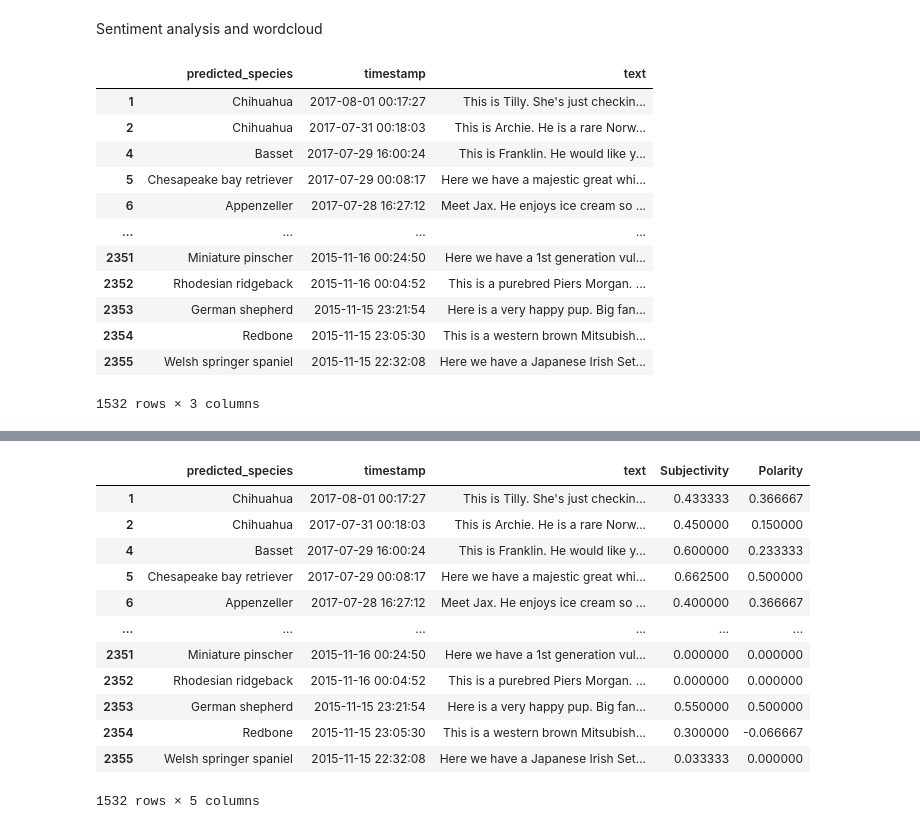
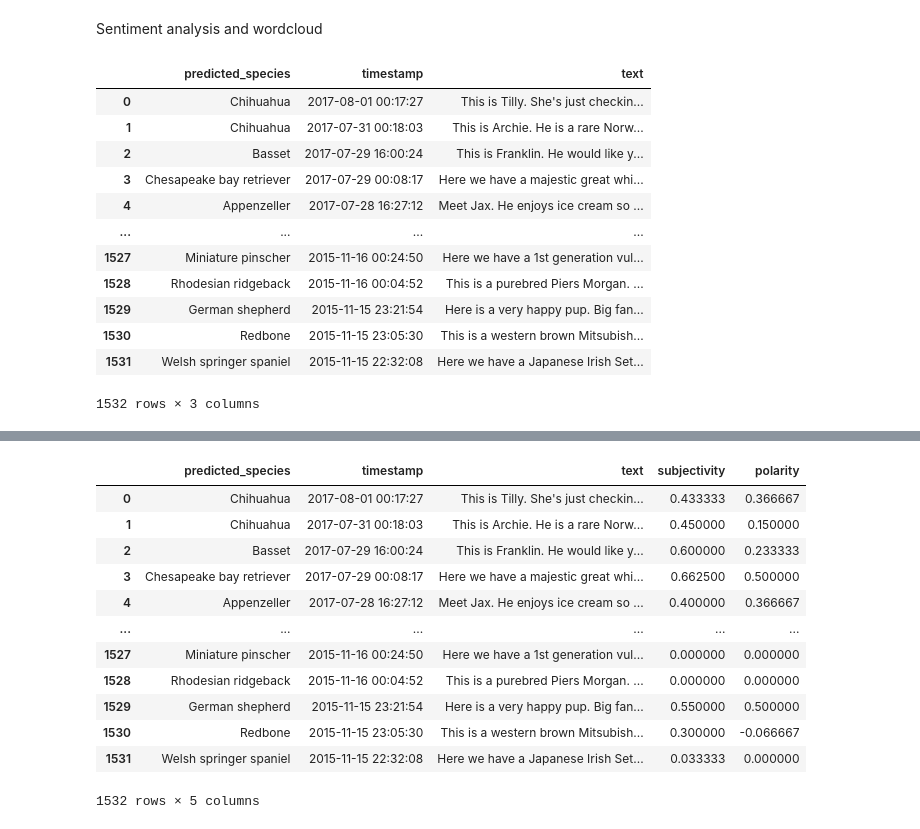
Before and after one commit to kurosakiaduma/weratedogs, a Jupyter notebook: wrangle_act.ipynb, the cells around one changed output, grey strips where cells are left out. Cells and saved outputs as stored; diff of their text form; code cells hidden in the pictures.

```diff
--- a/wrangle_act.ipynb
+++ b/wrangle_act.ipynb
@@ -1680,20 +1686,22 @@ fig.show()
 Sentiment analysis and wordcloud
 # %%
 df_texts = df_tw_arch.query('not predicted_species.isna()').loc[:, ['predicted_species', 'timestamp', 'text']]
+df_texts.reset_index(inplace=True)
+df_texts.drop(columns='index', inplace=True)
 df_texts
 # %% [output]
 |  | predicted_species | timestamp | text |
-| 1 | Chihuahua | 2017-08-01 00:17:27 | This is Tilly. She's just checkin... |
-| 2 | Chihuahua | 2017-07-31 00:18:03 | This is Archie. He is a rare Norw... |
-| 4 | Basset | 2017-07-29 16:00:24 | This is Franklin. He would like y... |
-| 5 | Chesapeake bay retriever | 2017-07-29 00:08:17 | Here we have a majestic great whi... |
-| 6 | Appenzeller | 2017-07-28 16:27:12 | Meet Jax. He enjoys ice cream so ... |
+| 0 | Chihuahua | 2017-08-01 00:17:27 | This is Tilly. She's just checkin... |
+| 1 | Chihuahua | 2017-07-31 00:18:03 | This is Archie. He is a rare Norw... |
+| 2 | Basset | 2017-07-29 16:00:24 | This is Franklin. He would like y... |
+| 3 | Chesapeake bay retriever | 2017-07-29 00:08:17 | Here we have a majestic great whi... |
+| 4 | Appenzeller | 2017-07-28 16:27:12 | Meet Jax. He enjoys ice cream so ... |
 | ... | ... | ... | ... |
-| 2351 | Miniature pinscher | 2015-11-16 00:24:50 | Here we have a 1st generation vul... |
-| 2352 | Rhodesian ridgeback | 2015-11-16 00:04:52 | This is a purebred Piers Morgan. ... |
-| 2353 | German shepherd | 2015-11-15 23:21:54 | Here is a very happy pup. Big fan... |
-| 2354 | Redbone | 2015-11-15 23:05:30 | This is a western brown Mitsubish... |
-| 2355 | Welsh springer spaniel | 2015-11-15 22:32:08 | Here we have a Japanese Irish Set... |
+| 1527 | Miniature pinscher | 2015-11-16 00:24:50 | Here we have a 1st generation vul... |
+| 1528 | Rhodesian ridgeback | 2015-11-16 00:04:52 | This is a purebred Piers Morgan. ... |
+| 1529 | German shepherd | 2015-11-15 23:21:54 | Here is a very happy pup. Big fan... |
+| 1530 | Redbone | 2015-11-15 23:05:30 | This is a western brown Mitsubish... |
+| 1531 | Welsh springer spaniel | 2015-11-15 22:32:08 | Here we have a Japanese Irish Set... |
 1532 rows × 3 columns
 # %%
 # Plot the Word CLoud
@@ -1709,25 +1717,25 @@ fig.show()
 # %%
 def getSubjectivity(text):
     return TextBlob(text).sentiment.subjectivity
 
 def getPolarity(text):
     return TextBlob(text).sentiment.polarity
 
-df_texts['Subjectivity'] = df_texts.text.apply(getSubjectivity)
-df_texts['Polarity'] = df_texts.text.apply(getPolarity)
+df_texts['subjectivity'] = df_texts.text.apply(getSubjectivity)
+df_texts['polarity'] = df_texts.text.apply(getPolarity)
 
 df_texts
 # %% [output]
-|  | predicted_species | timestamp | text | Subjectivity | Polarity |
-| 1 | Chihuahua | 2017-08-01 00:17:27 | This is Tilly. She's just checkin... | 0.433333 | 0.366667 |
-| 2 | Chihuahua | 2017-07-31 00:18:03 | This is Archie. He is a rare Norw... | 0.450000 | 0.150000 |
-| 4 | Basset | 2017-07-29 16:00:24 | This is Franklin. He would like y... | 0.600000 | 0.233333 |
-| 5 | Chesapeake bay retriever | 2017-07-29 00:08:17 | Here we have a majestic great whi... | 0.662500 | 0.500000 |
-| 6 | Appenzeller | 2017-07-28 16:27:12 | Meet Jax. He enjoys ice cream so ... | 0.400000 | 0.366667 |
+|  | predicted_species | timestamp | text | subjectivity | polarity |
+| 0 | Chihuahua | 2017-08-01 00:17:27 | This is Tilly. She's just checkin... | 0.433333 | 0.366667 |
+| 1 | Chihuahua | 2017-07-31 00:18:03 | This is Archie. He is a rare Norw... | 0.450000 | 0.150000 |
+| 2 | Basset | 2017-07-29 16:00:24 | This is Franklin. He would like y... | 0.600000 | 0.233333 |
+| 3 | Chesapeake bay retriever | 2017-07-29 00:08:17 | Here we have a majestic great whi... | 0.662500 | 0.500000 |
+| 4 | Appenzeller | 2017-07-28 16:27:12 | Meet Jax. He enjoys ice cream so ... | 0.400000 | 0.366667 |
 | ... | ... | ... | ... | ... | ... |
-| 2351 | Miniature pinscher | 2015-11-16 00:24:50 | Here we have a 1st generation vul... | 0.000000 | 0.000000 |
-| 2352 | Rhodesian ridgeback | 2015-11-16 00:04:52 | This is a purebred Piers Morgan. ... | 0.000000 | 0.000000 |
-| 2353 | German shepherd | 2015-11-15 23:21:54 | Here is a very happy pup. Big fan... | 0.550000 | 0.500000 |
-| 2354 | Redbone | 2015-11-15 23:05:30 | This is a western brown Mitsubish... | 0.300000 | -0.066667 |
-| 2355 | Welsh springer spaniel | 2015-11-15 22:32:08 | Here we have a Japanese Irish Set... | 0.033333 | 0.000000 |
+| 1527 | Miniature pinscher | 2015-11-16 00:24:50 | Here we have a 1st generation vul... | 0.000000 | 0.000000 |
+| 1528 | Rhodesian ridgeback | 2015-11-16 00:04:52 | This is a purebred Piers Morgan. ... | 0.000000 | 0.000000 |
+| 1529 | German shepherd | 2015-11-15 23:21:54 | Here is a very happy pup. Big fan... | 0.550000 | 0.500000 |
+| 1530 | Redbone | 2015-11-15 23:05:30 | This is a western brown Mitsubish... | 0.300000 | -0.066667 |
+| 1531 | Welsh springer spaniel | 2015-11-15 22:32:08 | Here we have a Japanese Irish Set... | 0.033333 | 0.000000 |
 1532 rows × 5 columns
```
Also changed, not shown: parts of 65 cells of this notebook.
